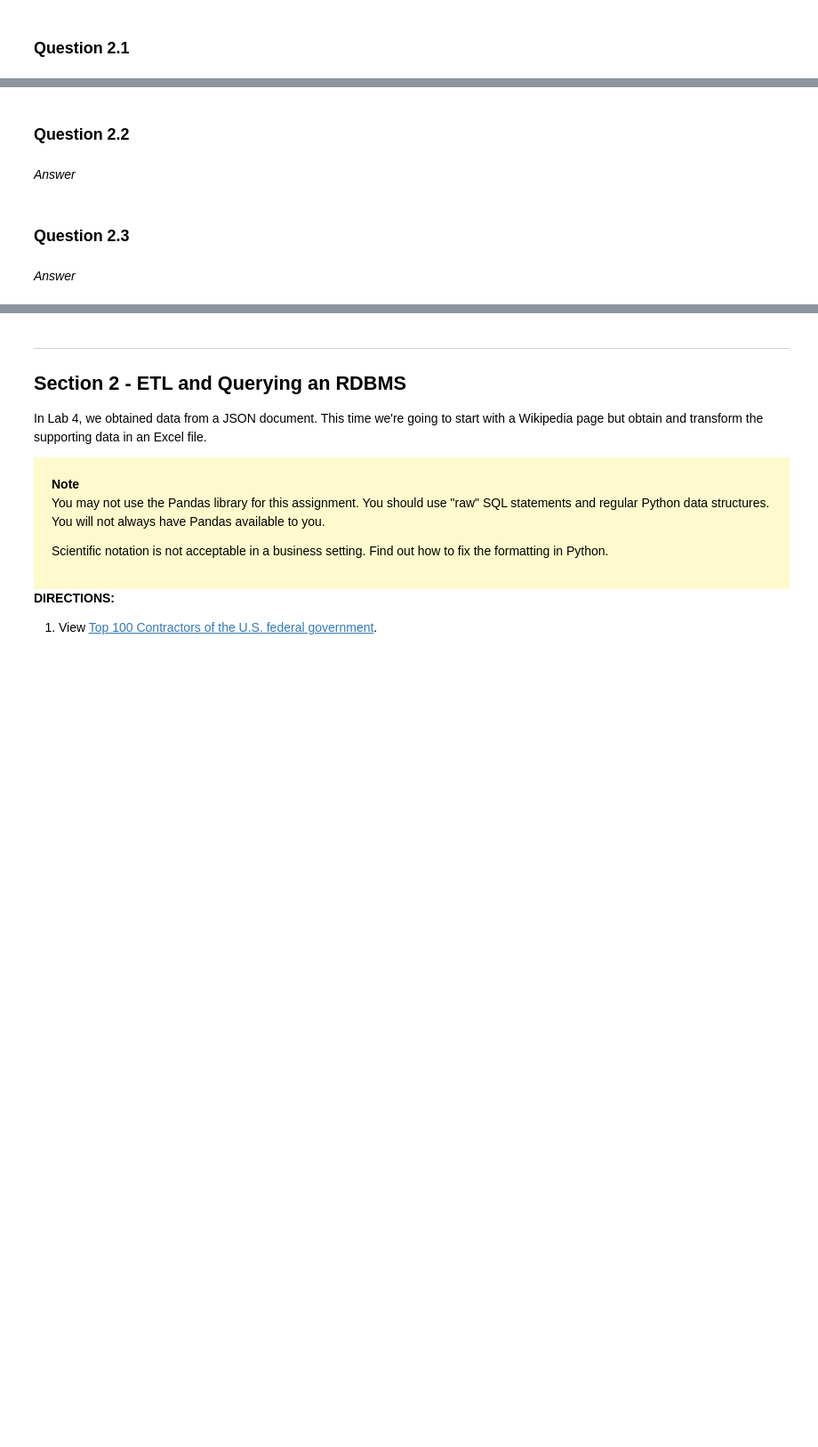
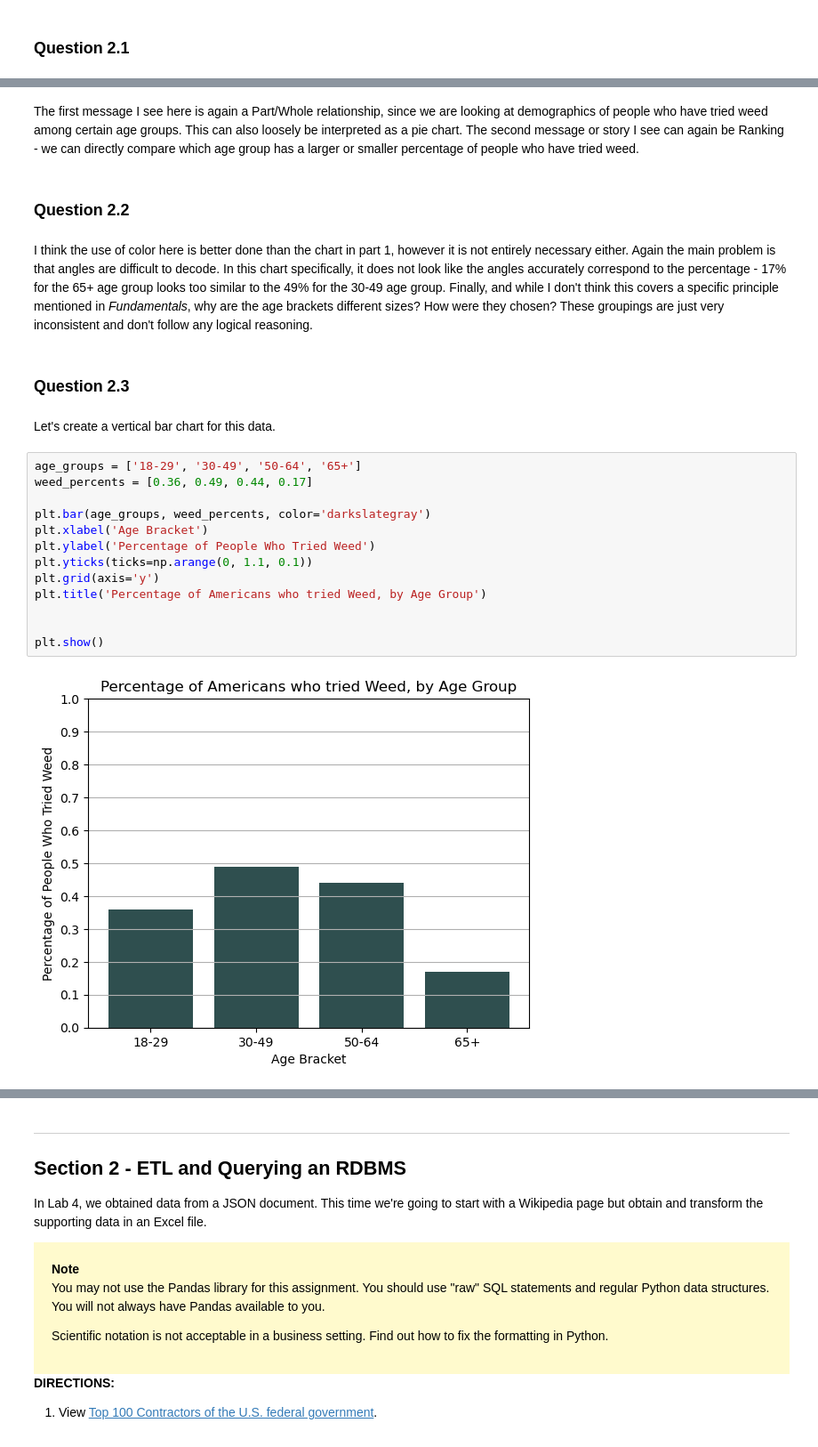
Before and after one commit to ansaridan/jhu-data-engineering-team-5, a Jupyter notebook: Problem_Set_2/Problem_Set_2.ipynb, the cells around one changed output, grey strips where cells are left out. Shown at 89% size. Cells and saved outputs as stored; diff of their text form; blank space fills up the shorter version.

```diff
--- a/Problem_Set_2/Problem_Set_2.ipynb
+++ b/Problem_Set_2/Problem_Set_2.ipynb
@@ -76,8 +137,25 @@ According to William Cleveland's research, angles are more difficult to decode t
+# %% [markdown]
+The first message I see here is again a Part/Whole relationship, since we are looking at demographics of people who have tried weed among certain age groups. This can also loosely be interpreted as a pie chart. The second message or story I see can again be Ranking - we can directly compare which age group has a larger or smaller percentage of people who have tried weed.
 # %% [markdown]
 ### Question 2.2
-# %% [markdown]
-*Answer*
+# %% [markdown]
+I think the use of color here is better done than the chart in part 1, however it is not entirely necessary either. Again the main problem is that angles are difficult to decode. In this chart specifically, it does not look like the angles accurately correspond to the percentage - 17% for the 65+ age group looks too similar to the 49% for the 30-49 age group. Finally, and while I don't think this covers a specific principle mentioned in _Fundamentals_, why are the age brackets different sizes? How were they chosen? These groupings are just very inconsistent and don't follow any logical reasoning.
 # %% [markdown]
 ### Question 2.3
-# %% [markdown]
-*Answer*
+# %% [markdown]
+Let's create a vertical bar chart for this data.
+# %%
+age_groups = ['18-29', '30-49', '50-64', '65+']
+weed_percents = [0.36, 0.49, 0.44, 0.17]
+
+plt.bar(age_groups, weed_percents, color='darkslategray')
+plt.xlabel('Age Bracket')
+plt.ylabel('Percentage of People Who Tried Weed')
+plt.yticks(ticks=np.arange(0, 1.1, 0.1))
+plt.grid(axis='y')
+plt.title('Percentage of Americans who tried Weed, by Age Group')
+
+
+plt.show()
+# %% [output]
+[figure, added]
```
Also changed, not shown: parts of 19 cells of this notebook.
